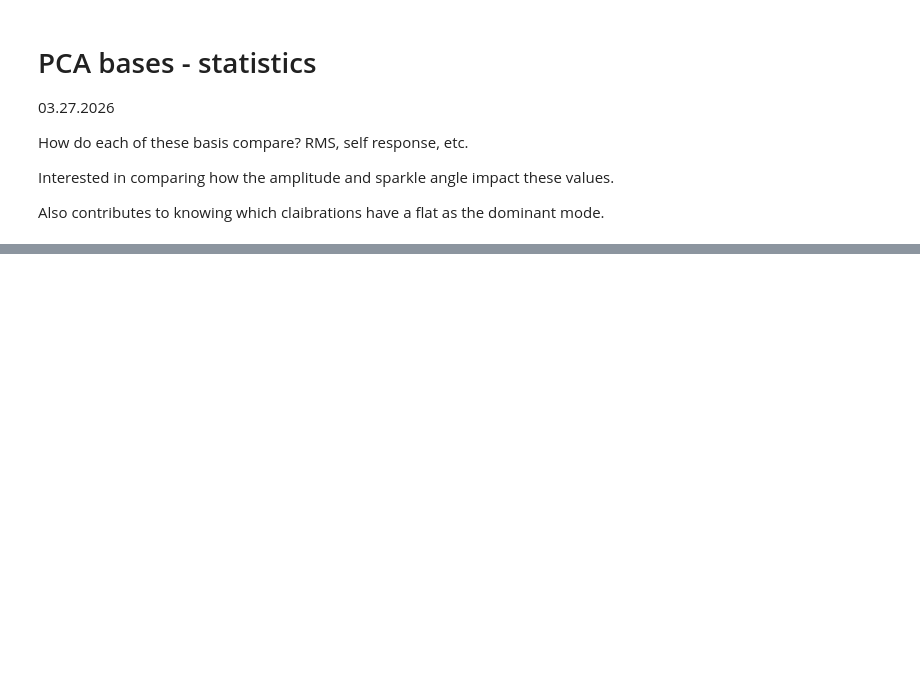
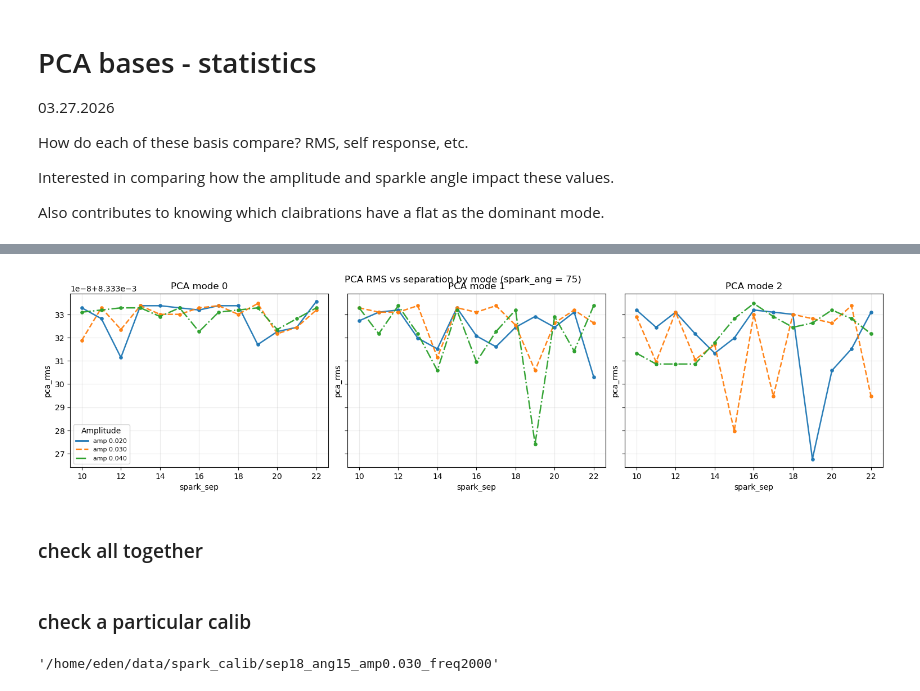
Before and after one commit to edenacadia/sparkles, a Jupyter notebook: dev/PCA_basis_stats.ipynb, the cells around one changed output, grey strips where cells are left out. Drawn from its saved outputs; the diff is of its cells as text; code cells hidden in the pictures; blank space fills up the shorter version.

```diff
--- a/dev/PCA_basis_stats.ipynb
+++ b/dev/PCA_basis_stats.ipynb
@@ -99,0 +188,17 @@ plt.show()
+# %%
+plot_pca_rms_by_mode_lines(df, angle_value=75)
+plt.show()
+# %% [output]
+[figure, added]
+# %% [markdown]
+### check all together
+# %% [markdown]
+### check a particular calib
+# %%
+# looking at an example of a pca mode 14 15 0.03
+sub = df[df["spark_sep"] == 18]
+sub = sub[sub["spark_ang"] == 15]
+sub = sub[sub["spark_amp"] == 0.03]
+sub['calib_path'].reset_index(drop=True)[0]
+# %% [output]
+'/home/eden/data/spark_calib/sep18_ang15_amp0.030_freq2000'
```
Also changed, not shown: parts of 19 cells of this notebook, 1 other file.
